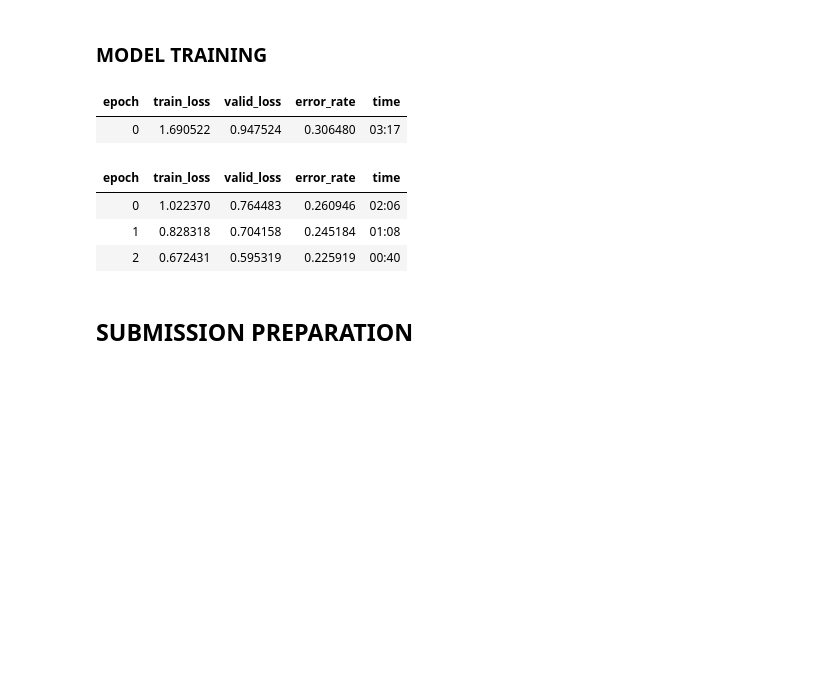
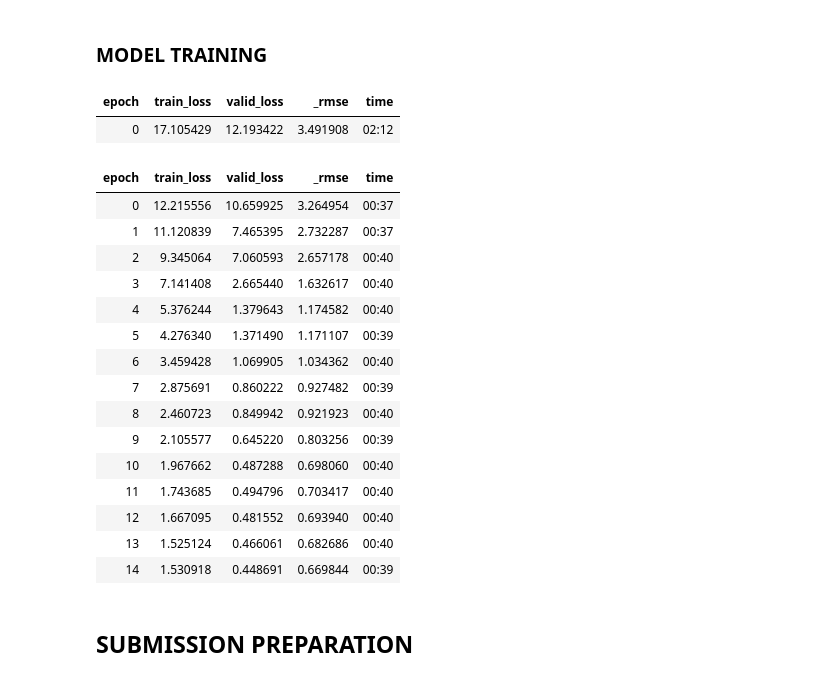
Before and after one commit to Abel-Moremi/CGIAR-Wheat-Growth-Stage-Challenge, a Jupyter notebook: WheatGrowthChallenge.ipynb, the cells around one changed output. Drawn from its saved outputs; the diff is of its cells as text; code cells hidden in the pictures; blank space fills up the shorter version.

```diff
--- a/WheatGrowthChallenge.ipynb
+++ b/WheatGrowthChallenge.ipynb
@@ -74,6 +74,12 @@ train.loc[train.label_quality == 2].shape[0]
 train_hq = train.loc[train.label_quality == 2]
 # %%
 # Create our dataloaders
-dls = ImageDataLoaders.from_df(train_hq, path='Data/images/', suff='.jpeg', label_col='growth_stage', item_tfms=Resize(224), device=torch.device("cuda:0"), num_workers=0)
+dls = ImageDataLoaders.from_df(train_hq, path='Data/images/',
+                               suff='.jpeg',
+                               label_col='growth_stage',
+                               item_tfms=Resize(224),
+                               device=torch.device("cuda:0"),
+                               num_workers=0,
+                               y_block=RegressionBlock)
 dls.show_batch()
 # %% [output]
@@ -82,15 +88,27 @@ dls.show_batch()
 ### MODEL TRAINING
 # %%
 # doc(cnn_learner.fine_tune)
-learn = cnn_learner(dls, resnet34, metrics=error_rate)
-learn.fine_tune(3) # the 3 here tells it to train the head then fine-tune the whole network for 3 epochs
+learn = cnn_learner(dls, resnet34, metrics=rmse)
+learn.fine_tune(15)
 # %% [output]
-| epoch | train_loss | valid_loss | error_rate | time |
-| 0 | 1.690522 | 0.947524 | 0.306480 | 03:17 |
+| epoch | train_loss | valid_loss | _rmse | time |
+| 0 | 17.105429 | 12.193422 | 3.491908 | 02:12 |
-| epoch | train_loss | valid_loss | error_rate | time |
-| 0 | 1.022370 | 0.764483 | 0.260946 | 02:06 |
-| 1 | 0.828318 | 0.704158 | 0.245184 | 01:08 |
-| 2 | 0.672431 | 0.595319 | 0.225919 | 00:40 |
+| epoch | train_loss | valid_loss | _rmse | time |
+| 0 | 12.215556 | 10.659925 | 3.264954 | 00:37 |
+| 1 | 11.120839 | 7.465395 | 2.732287 | 00:37 |
+| 2 | 9.345064 | 7.060593 | 2.657178 | 00:40 |
+| 3 | 7.141408 | 2.665440 | 1.632617 | 00:40 |
+| 4 | 5.376244 | 1.379643 | 1.174582 | 00:40 |
+| 5 | 4.276340 | 1.371490 | 1.171107 | 00:39 |
+| 6 | 3.459428 | 1.069905 | 1.034362 | 00:40 |
+| 7 | 2.875691 | 0.860222 | 0.927482 | 00:39 |
+| 8 | 2.460723 | 0.849942 | 0.921923 | 00:40 |
+| 9 | 2.105577 | 0.645220 | 0.803256 | 00:39 |
+| 10 | 1.967662 | 0.487288 | 0.698060 | 00:40 |
+| 11 | 1.743685 | 0.494796 | 0.703417 | 00:40 |
+| 12 | 1.667095 | 0.481552 | 0.693940 | 00:40 |
+| 13 | 1.525124 | 0.466061 | 0.682686 | 00:40 |
+| 14 | 1.530918 | 0.448691 | 0.669844 | 00:39 |
 # %% [markdown]
 ## SUBMISSION PREPARATION
 # %%
```
Also changed, not shown: parts of 6 cells of this notebook.
